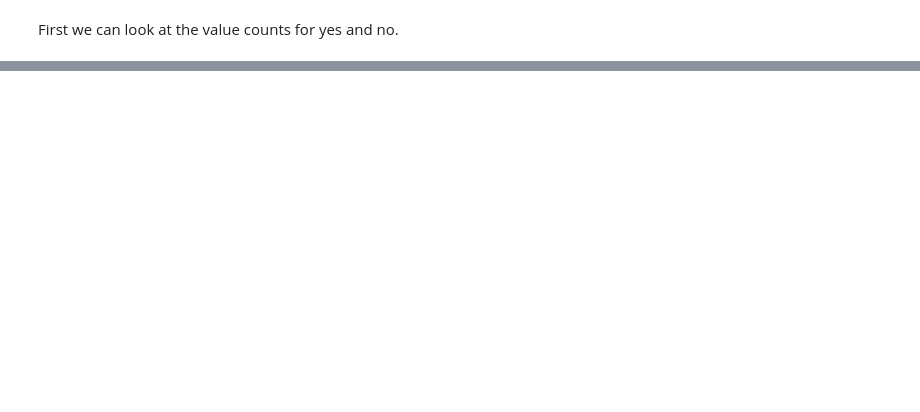
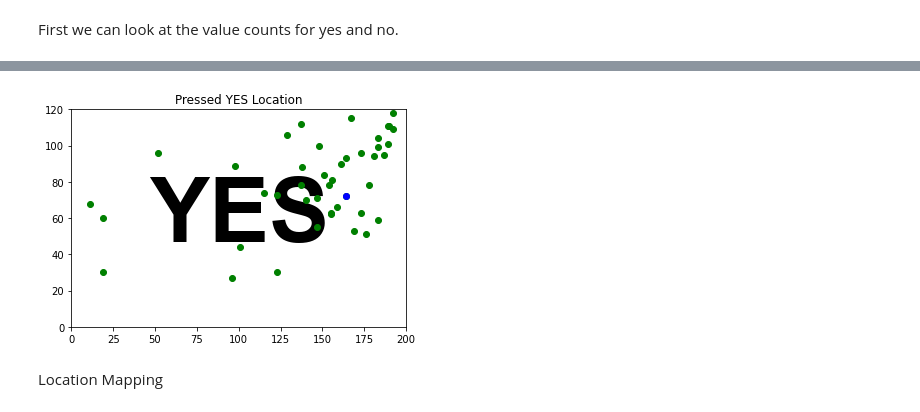
Before and after one commit to Duvey314/yesorno, a Jupyter notebook: yesorno.ipynb, the cells around one changed output, grey strips where cells are left out. Drawn from its saved outputs; the diff is of its cells as text; code cells hidden in the pictures; blank space fills up the shorter version.

```diff
--- a/yesorno.ipynb
+++ b/yesorno.ipynb
@@ -171,0 +183,14 @@ plt.show()
+# %%
+fig, ax = plt.subplots()
+ax.scatter(yes_answers_df['x'],yes_answers_df['y'], color = 'green', zorder = 2)
+if last_answer_df['answer'] == 'yes':
+    ax.scatter(last_answer_df['x'],last_answer_df['y'],color='blue', zorder = 3)
+ax.set_xlim(0,200)
+ax.set_ylim(0,120)
+ax.set_title('Pressed YES Location')
+ax.text(100, 60, 'YES', horizontalalignment='center', verticalalignment='center', fontname="Arial", fontsize = 90, fontweight = 550, zorder = 1)
+plt.show()
+# %% [output]
+[figure, added]
+# %% [markdown]
+Location Mapping
```
Also changed, not shown: parts of 5 cells of this notebook, 17 other files.
